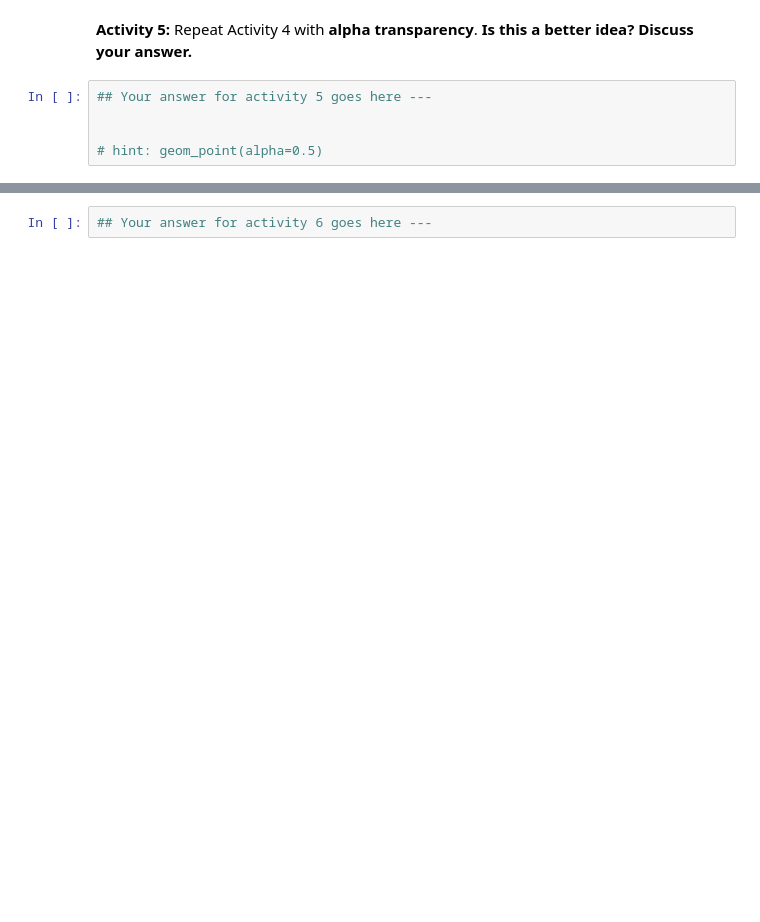
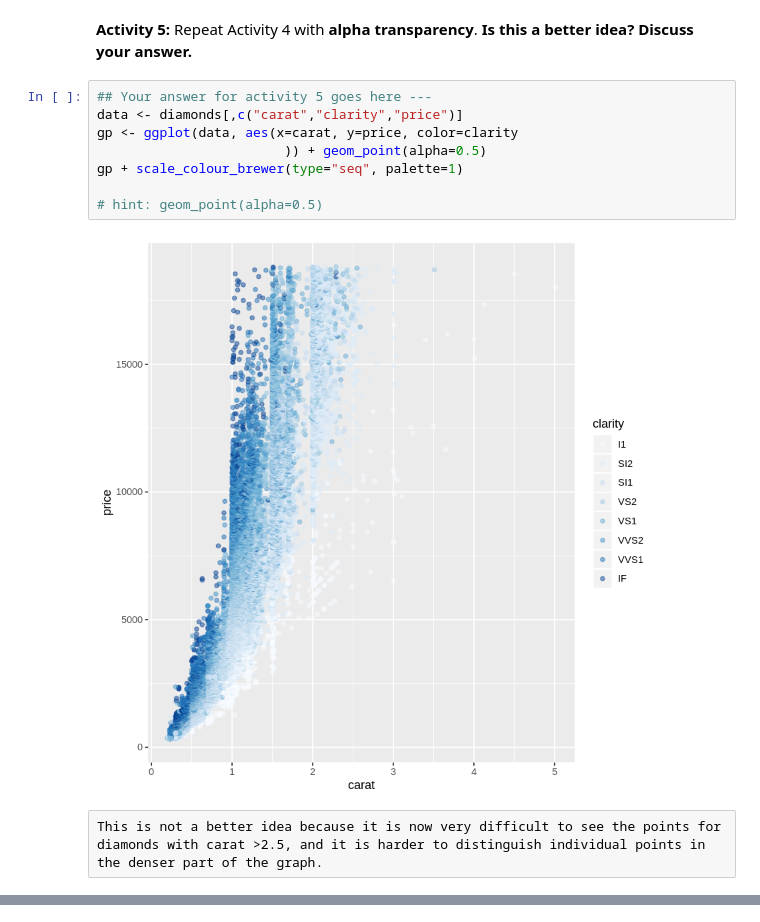
Before and after one commit to BlakeBigG/Big_Data_Visualization_MS, a Jupyter notebook: modules/module2/exercises/L2_Exercise.ipynb, the cells around one changed output, grey strips where cells are left out. Saved outputs shown, nothing was run; the diff lists cells and outputs as text; blank space fills up the shorter version.

```diff
--- a/modules/module2/exercises/L2_Exercise.ipynb
+++ b/modules/module2/exercises/L2_Exercise.ipynb
@@ -29,12 +72,17 @@ data=diamonds[,c("carat","depth","price","table")]
 **Activity 5:** Repeat Activity 4 with **alpha transparency**. **Is this a better idea? Discuss your answer.**
 # %%
 ## Your answer for activity 5 goes here ---
-
+data <- diamonds[,c("carat","clarity","price")]
+gp <- ggplot(data, aes(x=carat, y=price, color=clarity
+                        )) + geom_point(alpha=0.5)
+gp + scale_colour_brewer(type="seq", palette=1)
 
 # hint: geom_point(alpha=0.5)
+# %% [output]
+[figure, added]
+# %% [raw]
+This is not a better idea because it is now very difficult to see the points for diamonds with carat >2.5, and it is harder to distinguish individual points in the denser part of the graph.
 # %% [markdown]
 **Activity 6:** Recreate the following plot using `ggplot2` functions and the **mtcars** data set. Hint: you may have to change attribute characteristics, also look at theme functions in `ggplot2`.
 
 <img src="ex.png">
-# %%
-## Your answer for activity 6 goes here ---
```
Also changed, not shown: parts of 6 cells of this notebook, 1 other file.
